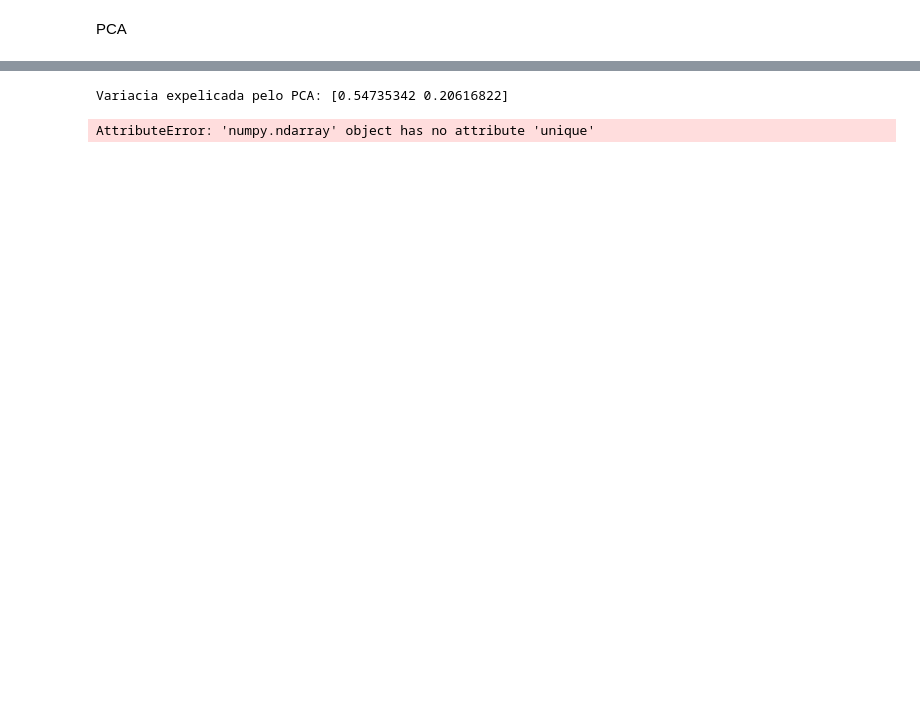
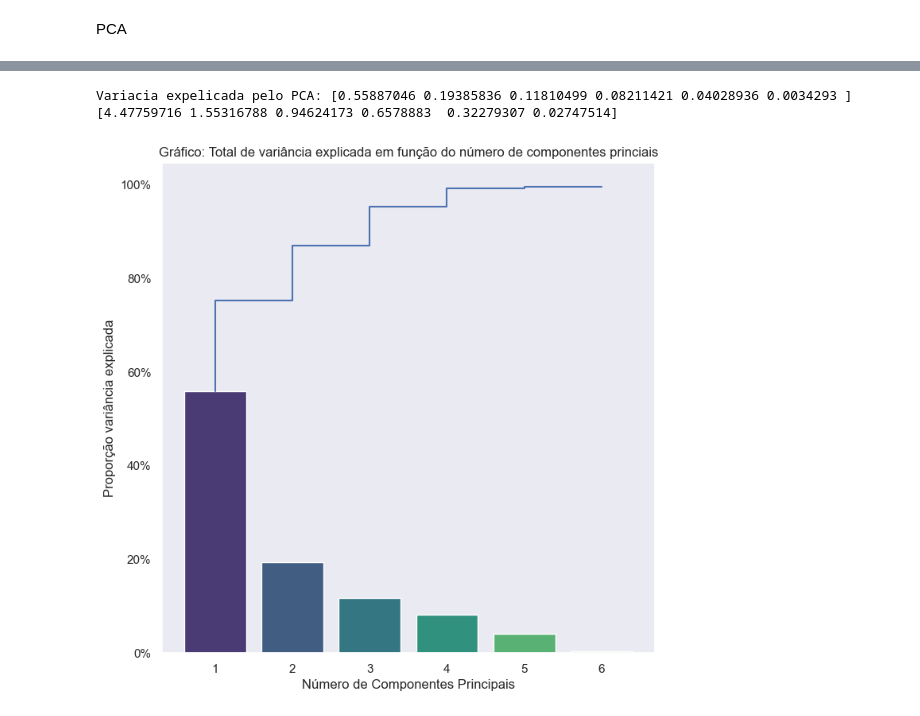
Before and after one commit to MarceloMdeO/TCC_DSA, a Jupyter notebook: ML_metal.ipynb, the cells around one changed output, grey strips where cells are left out. Cells and saved outputs as stored; diff of their text form; code cells hidden in the pictures; blank space fills up the shorter version.

```diff
--- a/ML_metal.ipynb
+++ b/ML_metal.ipynb
@@ -71,0 +120,3 @@ r2 = pca.transform(treino_var)
+# %%
+pca = PCA(n_components=6)
+pca.fit_transform(df_var)
@@ -72,5 +137,7 @@ r2 = pca.transform(treino_var)
 # %%
+prop_var = pca.explained_variance_ratio_
+autovalor = pca.explained_variance_
 
-print(f'Variacia expelicada pelo PCA: {pca.explained_variance_ratio_}')
+print('Variacia expelicada pelo PCA:', prop_var, autovalor)
 # %% [output]
-Variacia expelicada pelo PCA: [0.54735342 0.20616822]
+Variacia expelicada pelo PCA: [0.55887046 0.19385836 0.11810499 0.08211421 0.04028936 0.0034293 ] [4.47759716 1.55316788 0.94624173 0.6578883  0.32279307 0.02747514]
@@ -81,4 +143,0 @@ def cores (valores):
-# %%
-plt.scatter(r2[:,0], r2[:, 1], c = cores(df_resposta))
-# %% [output]
-AttributeError: 'numpy.ndarray' object has no attribute 'unique'
@@ -90,0 +144,20 @@ ax.set_ylabel('Componente principal 2', fontsize = 15)
+# %%
+PC_numeros = np.arange(pca.n_components_) + 1
+cum_var = np.cumsum(prop_var)
+# %%
+from matplotlib.ticker import PercentFormatter
+#gráfico de barras
+sns.set_theme(style = 'dark')
+
+f, ax = plt.subplots(figsize = (8,8))
+
+sns.barplot(x = PC_numeros, y = prop_var, palette = 'viridis')
+sns.lineplot(x = PC_numeros-1, y = cum_var, drawstyle ='steps-pre')
+
+ax.set(xlabel = 'Número de Componentes Principais')
+ax.set(ylabel = 'Proporção variância explicada')
+ax.set(title = 'Gráfico: Total de variância explicada em função do número de componentes princiais')
+ax.yaxis.set_major_formatter(PercentFormatter(1))
+plt.show()
+# %% [output]
+[figure, added]
```
Also changed, not shown: parts of 27 cells of this notebook, 1 other file.
